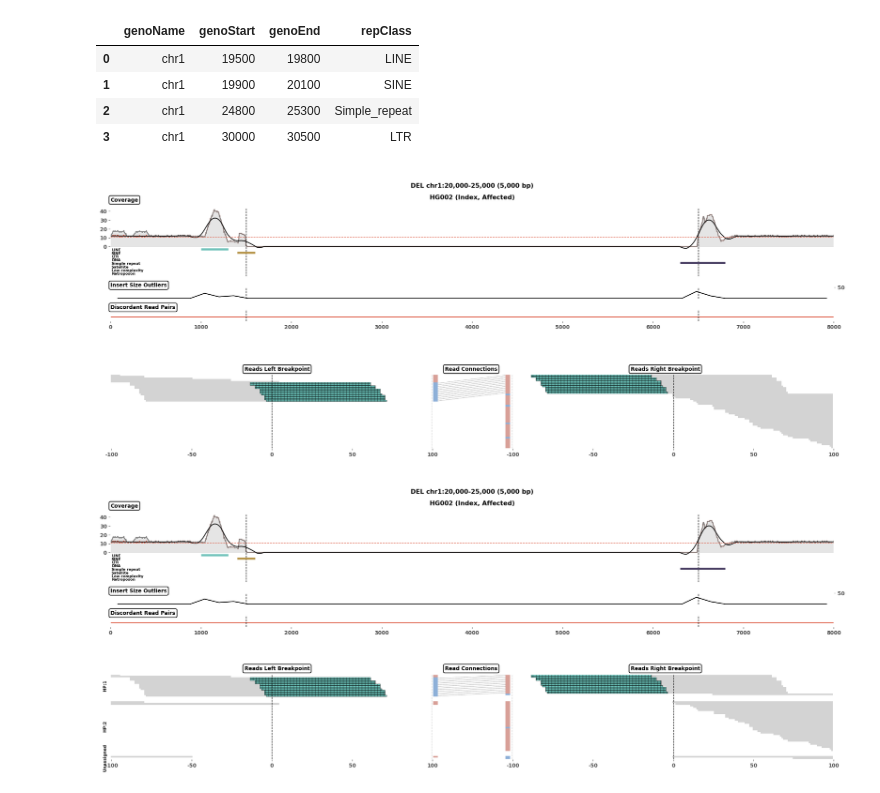
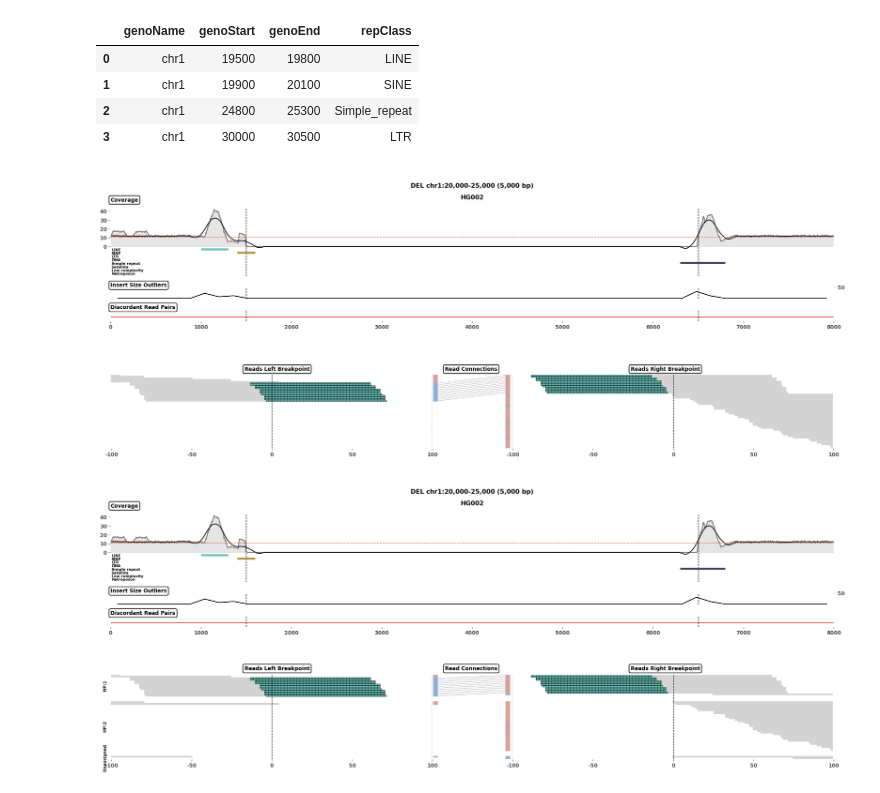
Before and after one commit to burgshrimps/cuban, a Jupyter notebook: examples/cuban_examples.ipynb, the cells around one changed output. Drawn from its saved outputs; the diff is of its cells as text; code cells hidden in the pictures.

```diff
--- a/examples/cuban_examples.ipynb
+++ b/examples/cuban_examples.ipynb
@@ -64,39 +64,37 @@ from IPython.display import Image
 # the full contract.
 samples = {
     "HG002": {
-        "family_status": "index",      # pedigree role: "index" for the proband, else e.g. "mother"/"father"
-        "disease_status": "affected",  # "affected" or "unaffected" - shown in the figure title
         "technology": "ill",           # "ill" (short-read) or "pb" (long-read) - selects which tracks get drawn
         "bam_name": str(DATA_DIR / "example.bam"),
         "baseline_cov": "auto",        # or a float; "auto" estimates the chromosome's average depth from the BAM itself
         # "coverage_dir": "...",       # optional: a precomputed mosdepth output directory, to skip recomputing coverage
     }
 }
 
 # mosdepth (if installed) or the pysam fallback caches its per-chromosome
 # coverage here so repeated calls for the same BAM/chromosome are fast; a
 # fresh temp directory keeps this notebook run self-contained.
 cache_dir = tempfile.mkdtemp(prefix="cuban_cache_")
 out_png = Path(tempfile.mkdtemp(prefix="cuban_out_")) / "del_example.png"
 
 # cuban prints a one-line progress notice (with the BAM's full local path) to
 # stderr while mosdepth runs; silenced here so this notebook's saved output
 # doesn't embed a machine-specific path.
 with contextlib.redirect_stderr(io.StringIO()):
     cuban.cuban(
         samples=samples,
         rep_df=rep_df,
         sv_type="DEL",
         chrom="chr1",
         start=20_000,
         end=25_000,
         outfile=str(out_png),
         cache_dir=cache_dir,
     )
 
 Image(filename=str(out_png))
 # %% [output]
-[figure, old version]
+[figure, new version]
 # %%
 # Same deletion, but rendered from the HP-tagged BAM. cuban detects the HP
 # tag automatically and splits the read-alignment track into one band per
@@ -105,8 +103,6 @@ Image(filename=str(out_png))
 # homozygous call is supported on both haplotypes.
 samples_hp = {
     "HG002": {
-        "family_status": "index",
-        "disease_status": "affected",
         "technology": "ill",
         "bam_name": str(DATA_DIR / "example_hp.bam"),
         "baseline_cov": "auto",
@@ -129,7 +125,7 @@ with contextlib.redirect_stderr(io.StringIO()):
 
 Image(filename=str(out_png_hp))
 # %% [output]
-[figure, old version]
+[figure, new version]
 # %% [markdown]
 ## The `samples` dict contract
 
```
Also changed, not shown: parts of 1 cell of this notebook, 3 other files.
